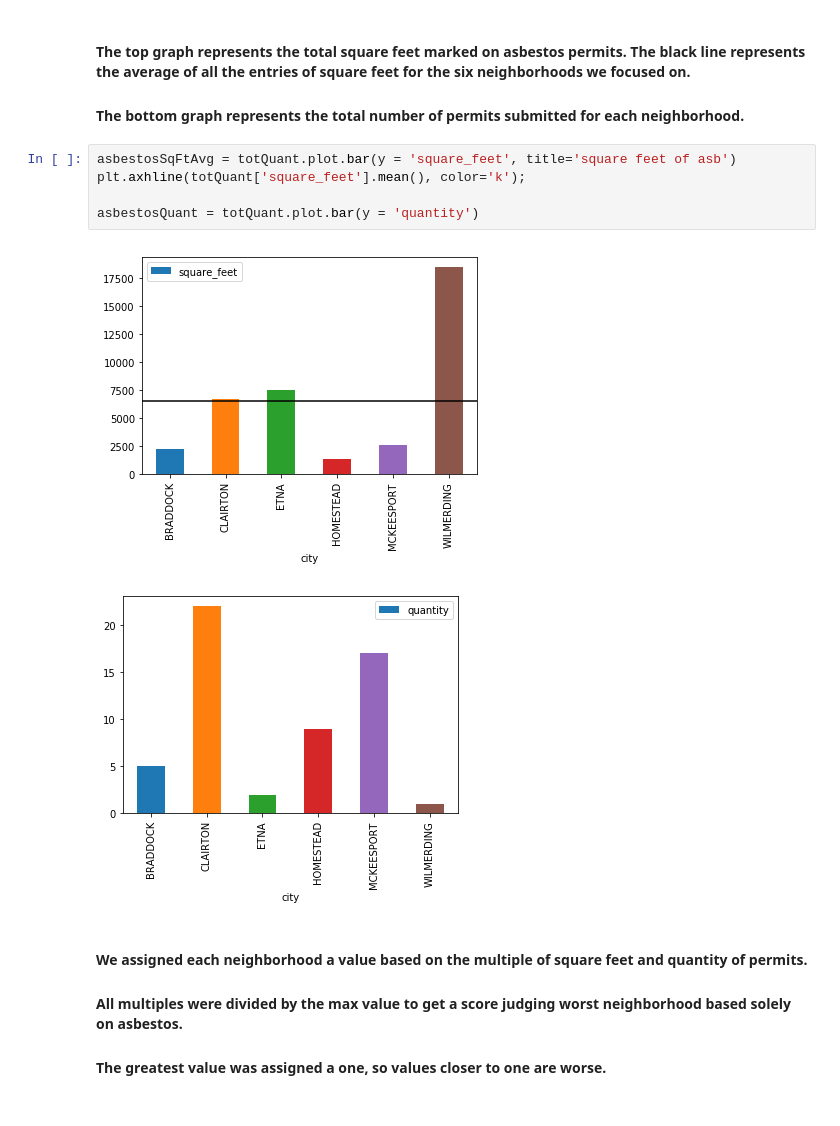
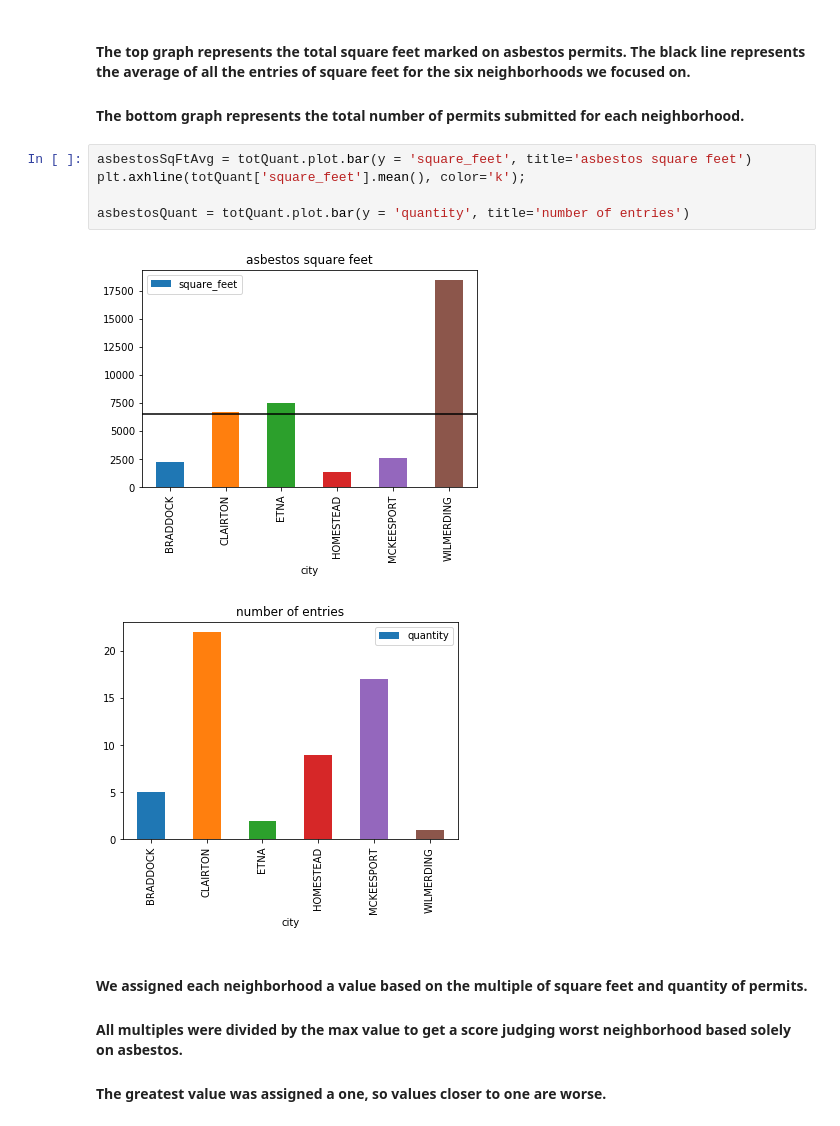
Before and after one commit to chris-hinson/big-ideas-final-project, a Jupyter notebook: finalProjectPresentation.ipynb, the cells around one changed output. Drawn from its saved outputs; the diff is of its cells as text.

```diff
--- a/finalProjectPresentation.ipynb
+++ b/finalProjectPresentation.ipynb
@@ -195,13 +195,13 @@ totQuant
 #### The top graph represents the total square feet marked on asbestos permits.  The black line represents the average of all the entries of square feet for the six neighborhoods we focused on.
 #### The bottom graph represents the total number of permits submitted for each neighborhood.
 # %%
-asbestosSqFtAvg = totQuant.plot.bar(y = 'square_feet', title='square feet of asb')
+asbestosSqFtAvg = totQuant.plot.bar(y = 'square_feet', title='asbestos square feet')
 plt.axhline(totQuant['square_feet'].mean(), color='k');
 
-asbestosQuant = totQuant.plot.bar(y = 'quantity')
+asbestosQuant = totQuant.plot.bar(y = 'quantity', title='number of entries')
 # %% [output]
-[figure, old version]
+[figure, new version]
-[figure, old version]
+[figure, new version]
 # %% [markdown]
 #### We assigned each neighborhood a value based on the multiple of square feet and quantity of permits.
 #### All multiples were divided by the max value to get a score judging worst neighborhood based solely on asbestos.
```
Also changed, not shown: parts of 1 cell of this notebook.
